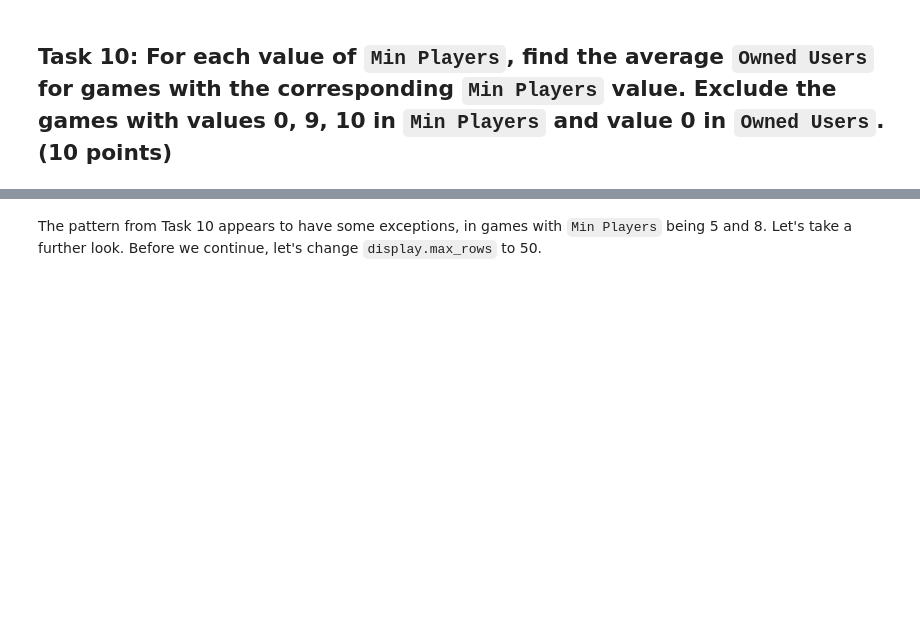
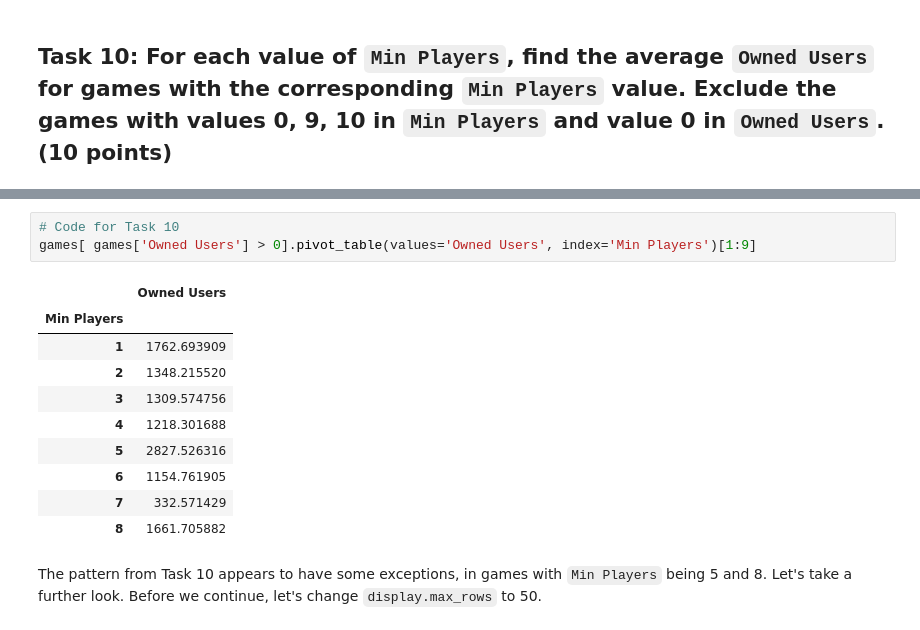
Before and after one commit to stevecoffee/dasc5301, a Jupyter notebook: p2/dasc5301_fall2021_p2.ipynb, the cells around one changed output, grey strips where cells are left out. Saved outputs shown, nothing was run; the diff lists cells and outputs as text; blank space fills up the shorter version.

```diff
--- a/p2/dasc5301_fall2021_p2.ipynb
+++ b/p2/dasc5301_fall2021_p2.ipynb
@@ -291,3 +289,17 @@ Name: Owned Users, dtype: float64
+# %%
+# Code for Task 10
+games[ games['Owned Users'] > 0].pivot_table(values='Owned Users', index='Min Players')[1:9]
+# %% [output]
+|  | Owned Users |
+| Min Players |  |
+| 1 | 1762.693909 |
+| 2 | 1348.215520 |
+| 3 | 1309.574756 |
+| 4 | 1218.301688 |
+| 5 | 2827.526316 |
+| 6 | 1154.761905 |
+| 7 | 332.571429 |
+| 8 | 1661.705882 |
 # %% [markdown]
 The pattern from Task 10 appears to have some exceptions, in games with `Min Players` being 5 and 8. Let's take a further look. Before we continue, let's change `display.max_rows` to 50.
 # %%
```
Also changed, not shown: parts of 24 cells of this notebook.
